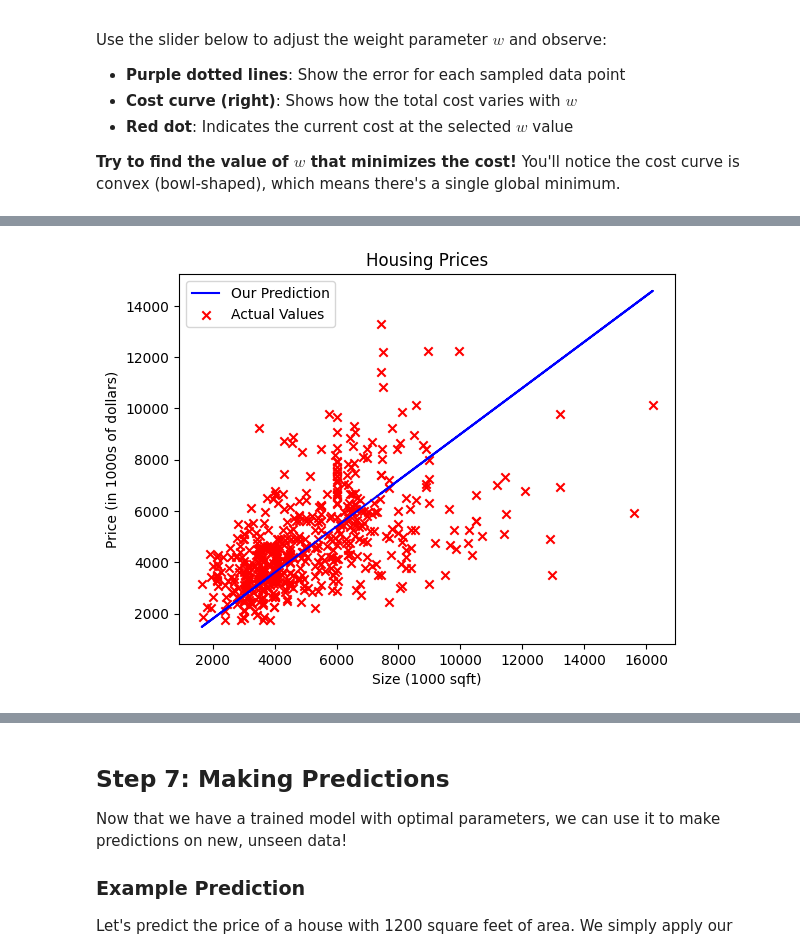
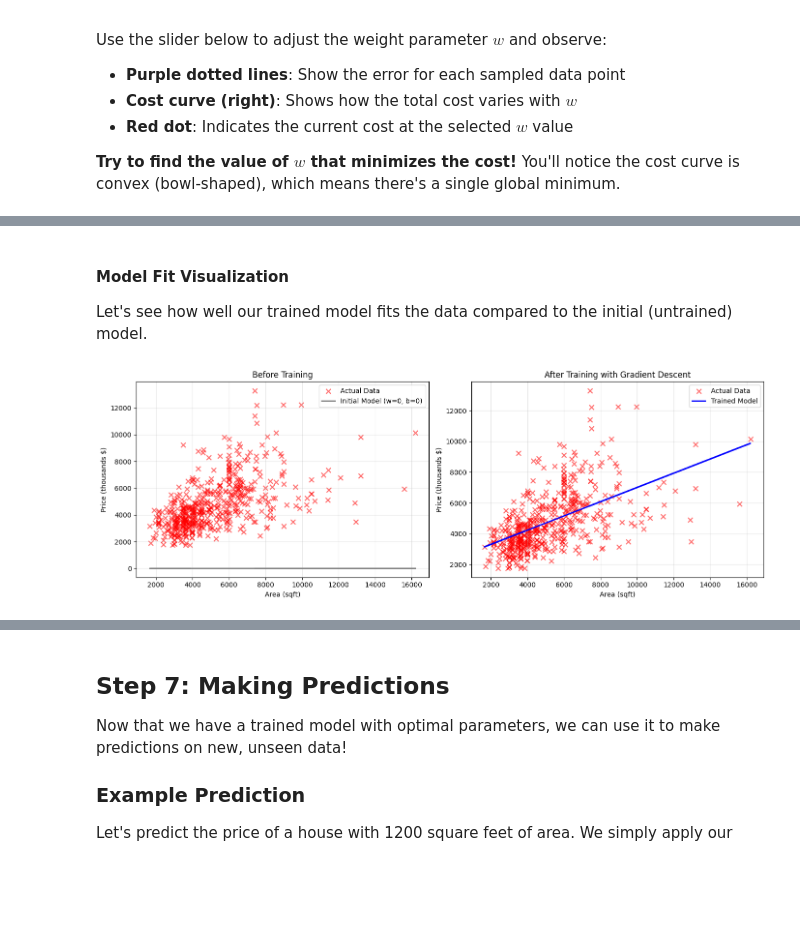
Before and after one commit to mellomaths/aiml, a Jupyter notebook: linear_regression.ipynb, the cells around one changed output, grey strips where cells are left out. Cells and saved outputs as stored; diff of their text form; code cells hidden in the pictures; blank space fills up the shorter version.

Commit message:
Add Gradient Descent algorithm

```diff
--- a/linear_regression.ipynb
+++ b/linear_regression.ipynb
@@ -142,17 +144,15 @@ def compute_model_output(x, w, b):
     """
     Computes the prediction of a linear model
     Args:
-      x (ndarray (m,)): Data, m examples
-      w,b (scalar)    : model parameters
-    Returns
-      f_wb (ndarray (m,)): model prediction
+        x (ndarray): input features
+        w (scalar): weight parameter
+        b (scalar): bias parameter
+    Returns:
+        predictions (ndarray): model predictions
     """
-    m = x.shape[0]
-    f_wb = np.zeros(m)
-    for i in range(m):
-        f_wb[i] = w * x[i] + b
+    return w * x + b
 
-    return f_wb
+print("✓ Model function defined")
 # %% [output]
 w: 1.5
 b: 0
@@ -393,22 +760,36 @@ Let's visualize how well our optimized model fits the data:
+# %% [markdown]
+#### Model Fit Visualization
+
+Let's see how well our trained model fits the data compared to the initial (untrained) model.
 # %%
-# Minimal Cost
-final_w = 0.9
-final_b = 0
-f_wb = compute_model_output(x_train, final_w, final_b,)
+# Compute predictions (convert back to original scale for visualization)
+y_pred_initial = compute_model_output(x_train_norm, w_init, b_init)
+y_pred_final = compute_model_output(x_train_norm, w_final, b_final)
 
-# Plot our model prediction with minimal cost
-plt.plot(x_train, f_wb, c='b',label='Our Prediction')
+# Plot
+plt.figure(figsize=(14, 5))
 
-# Plot the data points
-plt.scatter(x_train, y_train, marker='x', c='r',label='Actual Values')
+# Before training
+plt.subplot(1, 2, 1)
+plt.scatter(x_train, y_train, marker='x', c='r', s=50, label='Actual Data', alpha=0.6)
+plt.plot(x_train, y_pred_initial, c='gray', linewidth=2, label=f'Initial Model (w={w_init}, b={b_init})')
+plt.xlabel('Area (sqft)')
+plt.ylabel('Price (thousands $)')
+plt.title('Before Training')
+plt.legend()
+plt.grid(True, alpha=0.3)
 
-# Set the title
-plt.title("Housing Prices")
-# Set the y-axis label
-plt.ylabel('Price (in 1000s of dollars)')
-# Set the x-axis label
-plt.xlabel('Size (1000 sqft)')
+# After training
+plt.subplot(1, 2, 2)
+plt.scatter(x_train, y_train, marker='x', c='r', s=50, label='Actual Data', alpha=0.6)
+plt.plot(x_train, y_pred_final, c='b', linewidth=2, label=f'Trained Model')
+plt.xlabel('Area (sqft)')
+plt.ylabel('Price (thousands $)')
+plt.title('After Training with Gradient Descent')
 plt.legend()
+plt.grid(True, alpha=0.3)
+
+plt.tight_layout()
 plt.show()
 # %% [output]
-[figure, old version]
+[figure, new version]
```
Also changed, not shown: parts of 35 cells of this notebook.
